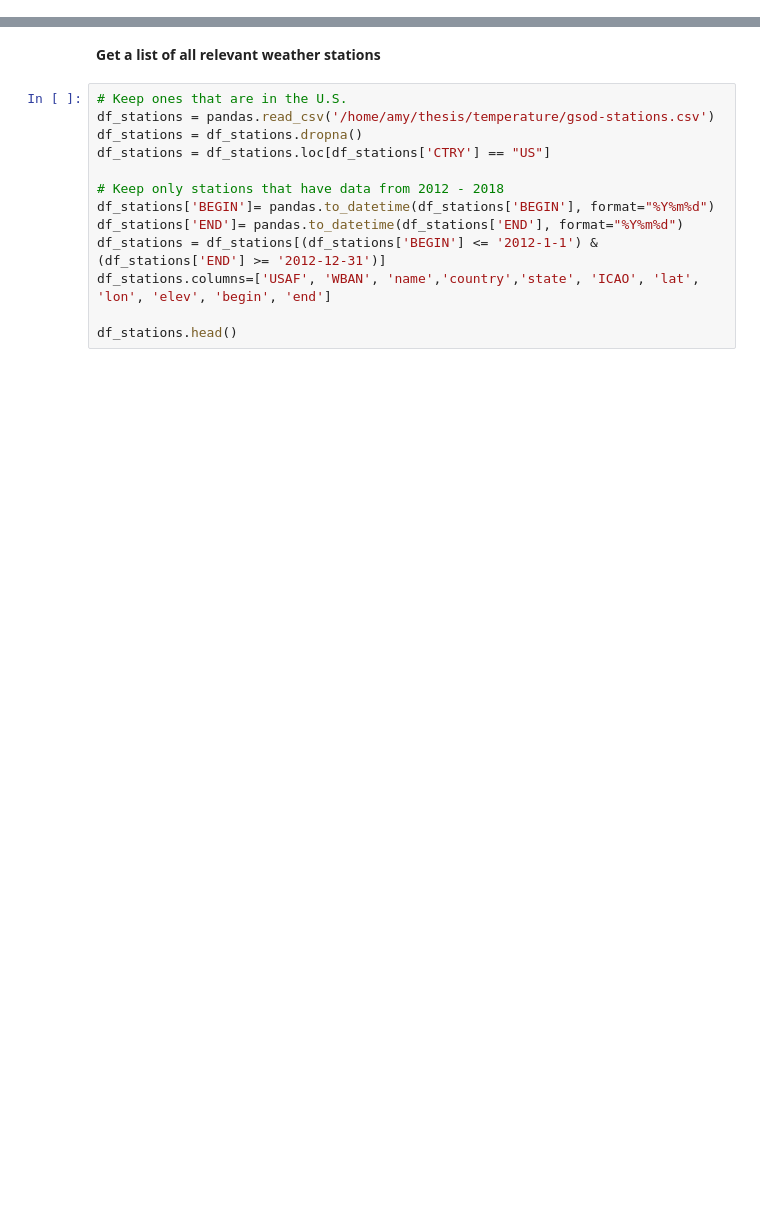
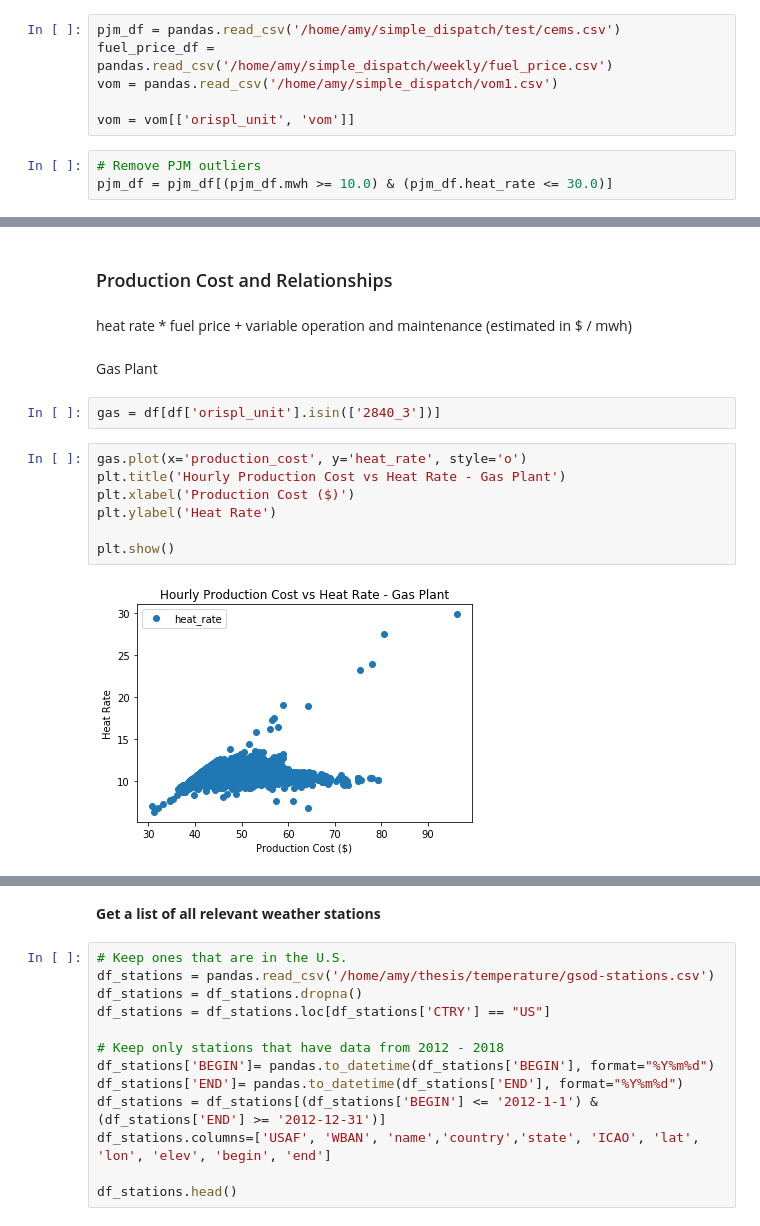
Before and after one commit to amy-wang/thesis2, a Jupyter notebook: heat_rate/Simple_Dispatch_Inputs.ipynb, the cells around one changed output, grey strips where cells are left out. Drawn from its saved outputs; the diff is of its cells as text; blank space fills up the shorter version.

Commit message:
relationships between production cost

```diff
--- a/heat_rate/Simple_Dispatch_Inputs.ipynb
+++ b/heat_rate/Simple_Dispatch_Inputs.ipynb
@@ -467,0 +15,9 @@ Get plant data from egrid file. Save to a csv so I don't need to run this everyt
+# %%
+pjm_df = pandas.read_csv('/home/amy/simple_dispatch/test/cems.csv')
+fuel_price_df = pandas.read_csv('/home/amy/simple_dispatch/weekly/fuel_price.csv')
+vom = pandas.read_csv('/home/amy/simple_dispatch/vom1.csv')
+
+vom = vom[['orispl_unit', 'vom']]
+# %%
+# Remove PJM outliers
+pjm_df = pjm_df[(pjm_df.mwh >= 10.0) & (pjm_df.heat_rate <= 30.0)]
@@ -467,0 +71,17 @@ Get plant data from egrid file. Save to a csv so I don't need to run this everyt
+# %% [markdown]
+### Production Cost and Relationships
+# %% [markdown]
+heat rate * fuel price + variable operation and maintenance (estimated in $ / mwh)
+# %% [markdown]
+Gas Plant
+# %%
+gas = df[df['orispl_unit'].isin(['2840_3'])]
+# %%
+gas.plot(x='production_cost', y='heat_rate', style='o')
+plt.title('Hourly Production Cost vs Heat Rate - Gas Plant')
+plt.xlabel('Production Cost ($)')
+plt.ylabel('Heat Rate')
+
+plt.show()
+# %% [output]
+[figure, added]
```
Also changed, not shown: parts of 81 cells of this notebook.
